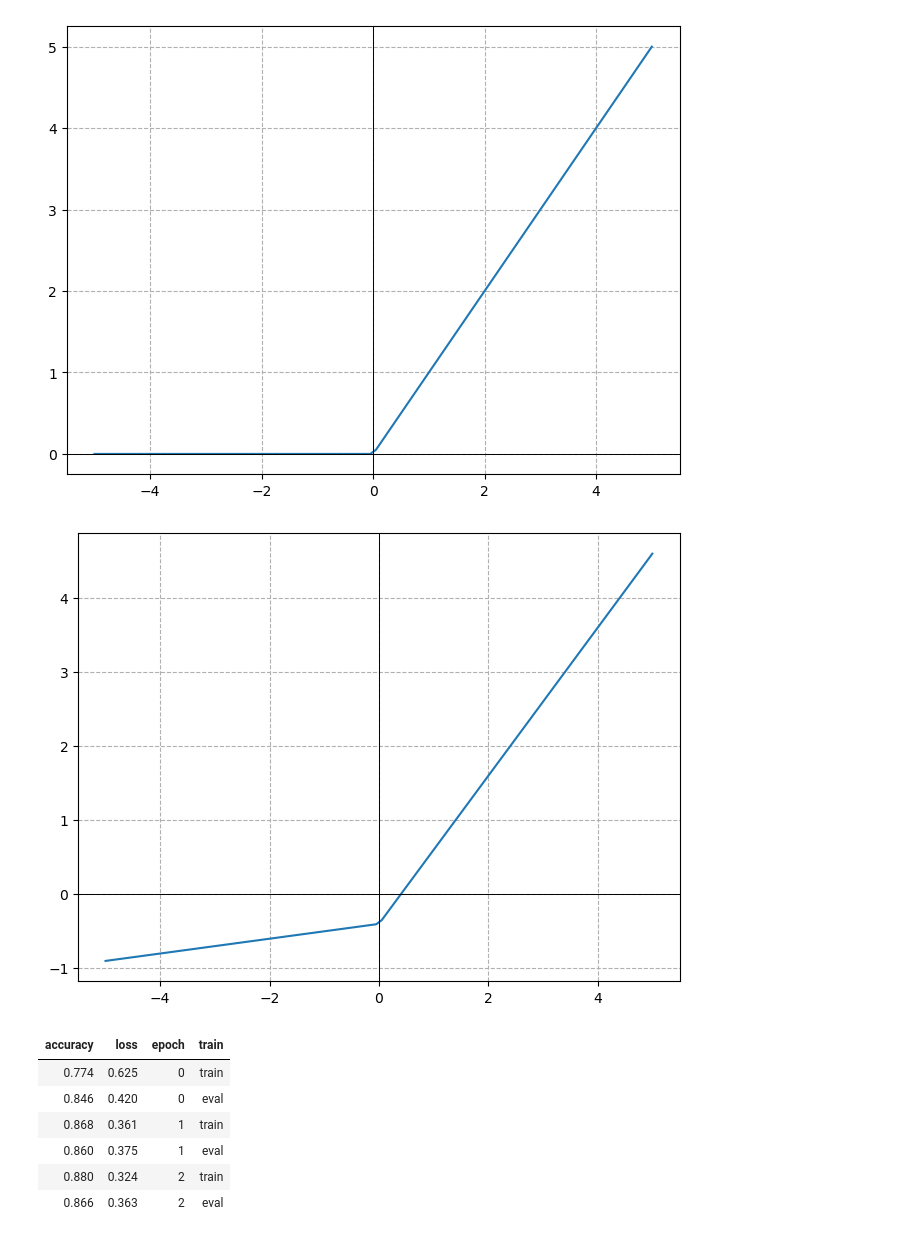
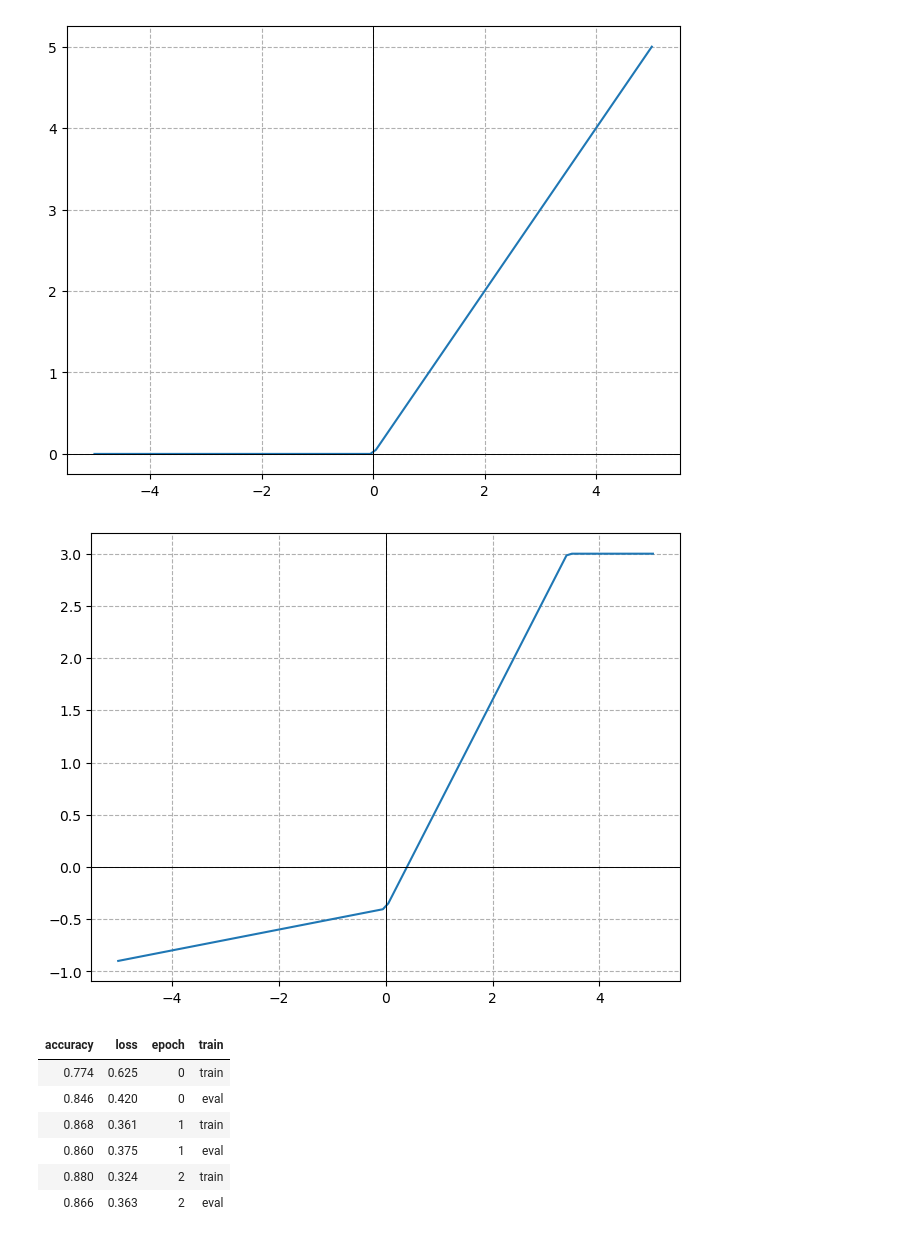
Before and after one commit to bthek1/fastAIcourse, a Jupyter notebook: nbs/210_initializing.ipynb, the cells around one changed output. Drawn from its saved outputs; the diff is of its cells as text; code cells hidden in the pictures.

```diff
--- a/nbs/210_initializing.ipynb
+++ b/nbs/210_initializing.ipynb
@@ -620,9 +620,9 @@ plot_func(GeneralRelu())
 [figure]
 # %%
 #| eval: false
-plot_func(GeneralRelu(leak=0.1, sub=0.4))
+plot_func(GeneralRelu(leak=0.1, sub=0.4, maxv = 3))
 # %% [output]
-[figure, old version]
+[figure, new version]
 # %%
 #| exports
 def conv(ni, nf, ks=3, stride=2, act=nn.ReLU):
```
Also changed, not shown: 5 other files.
